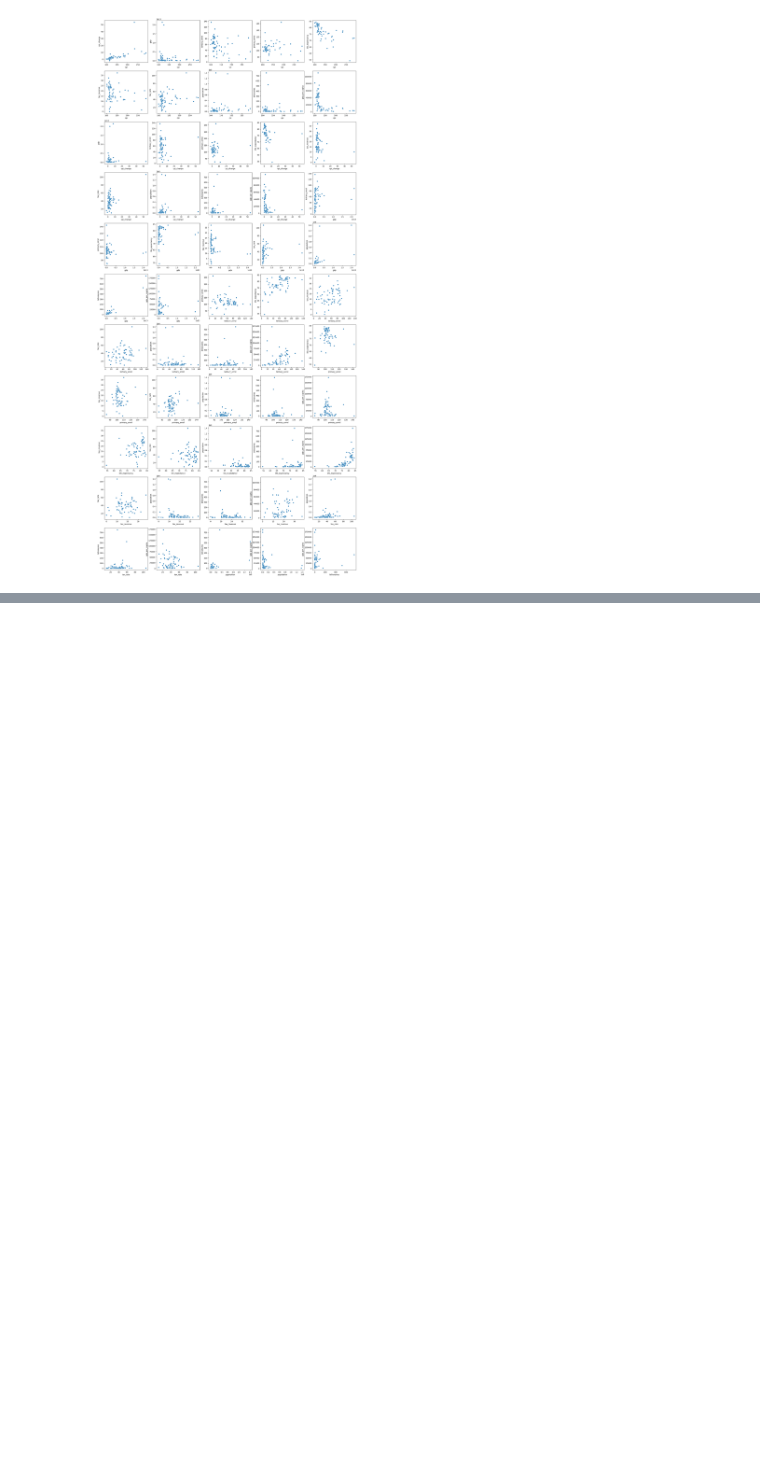
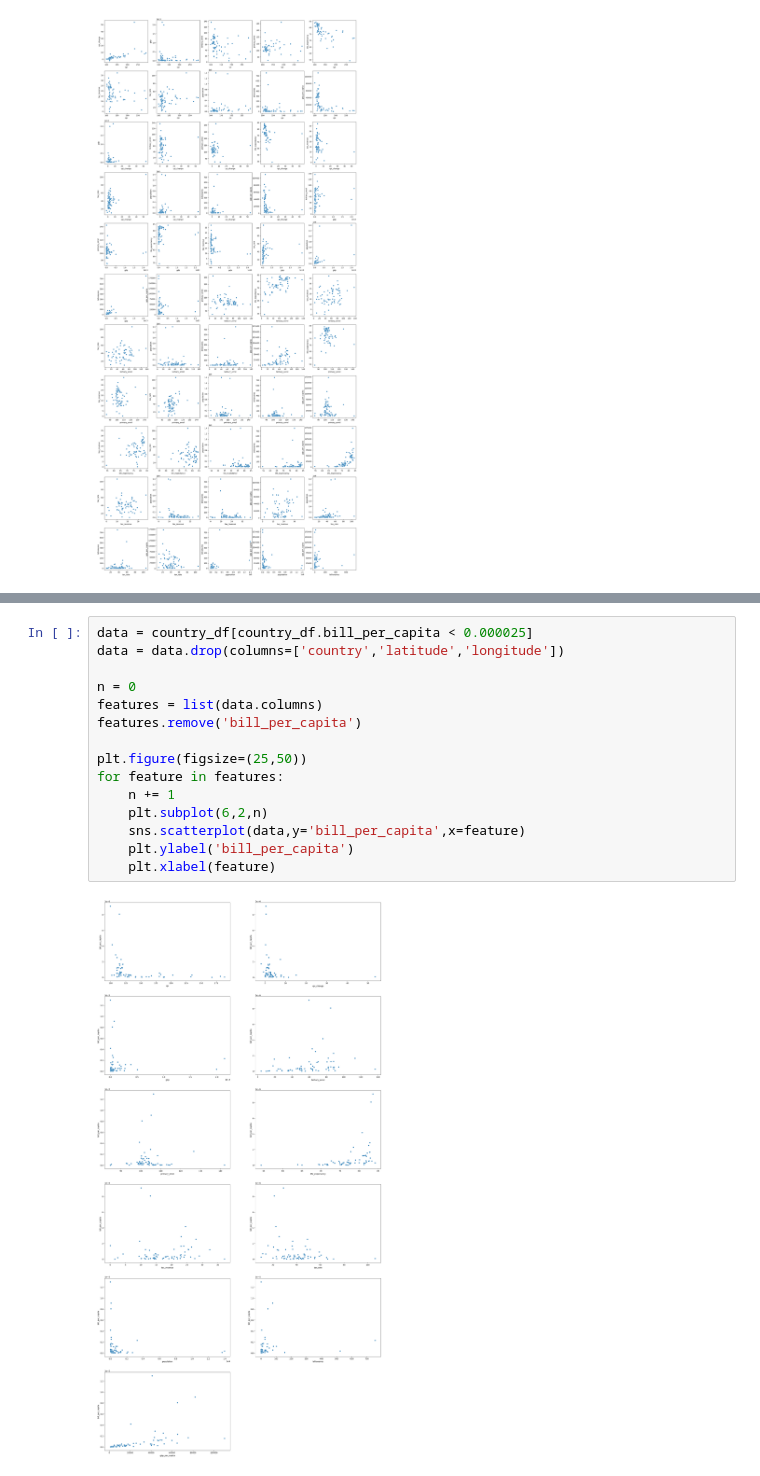
Before and after one commit to cyrilmichino/billionaire-statistical-analysis, a Jupyter notebook: notebook.ipynb, the cells around one changed output, grey strips where cells are left out. Cells and saved outputs as stored; diff of their text form; blank space fills up the shorter version.

Commit message:
Visualisations on Billionaires per capita

```diff
--- a/notebook.ipynb
+++ b/notebook.ipynb
@@ -468,0 +431,17 @@ plt.show()
+# %%
+data = country_df[country_df.bill_per_capita < 0.000025]
+data = data.drop(columns=['country','latitude','longitude'])
+
+n = 0
+features = list(data.columns)
+features.remove('bill_per_capita')
+
+plt.figure(figsize=(25,50))
+for feature in features:
+    n += 1
+    plt.subplot(6,2,n)
+    sns.scatterplot(data,y='bill_per_capita',x=feature)
+    plt.ylabel('bill_per_capita')
+    plt.xlabel(feature)
+# %% [output]
+[figure, added]
```
Also changed, not shown: parts of 3 cells of this notebook.
